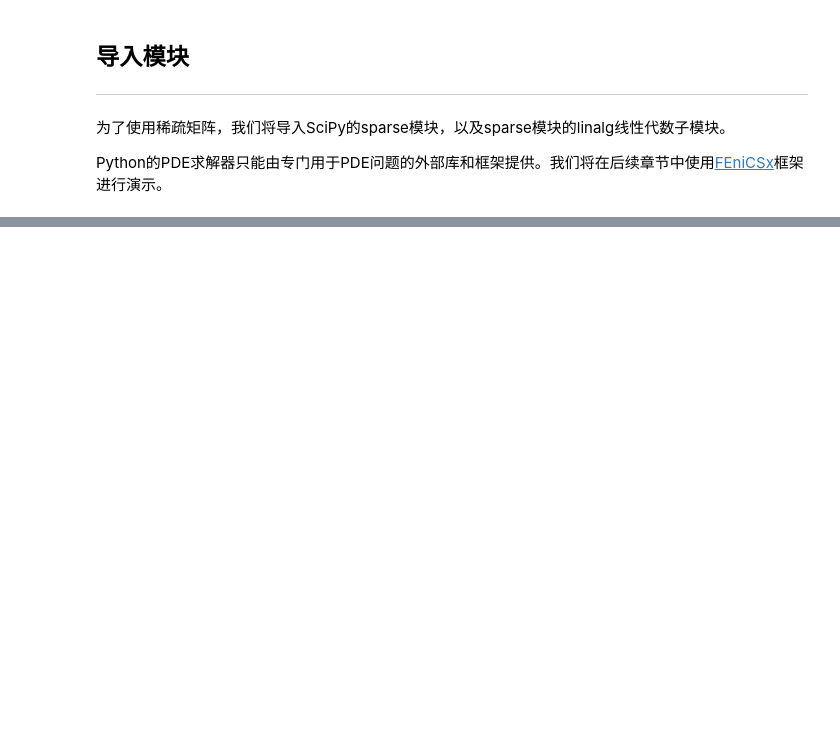
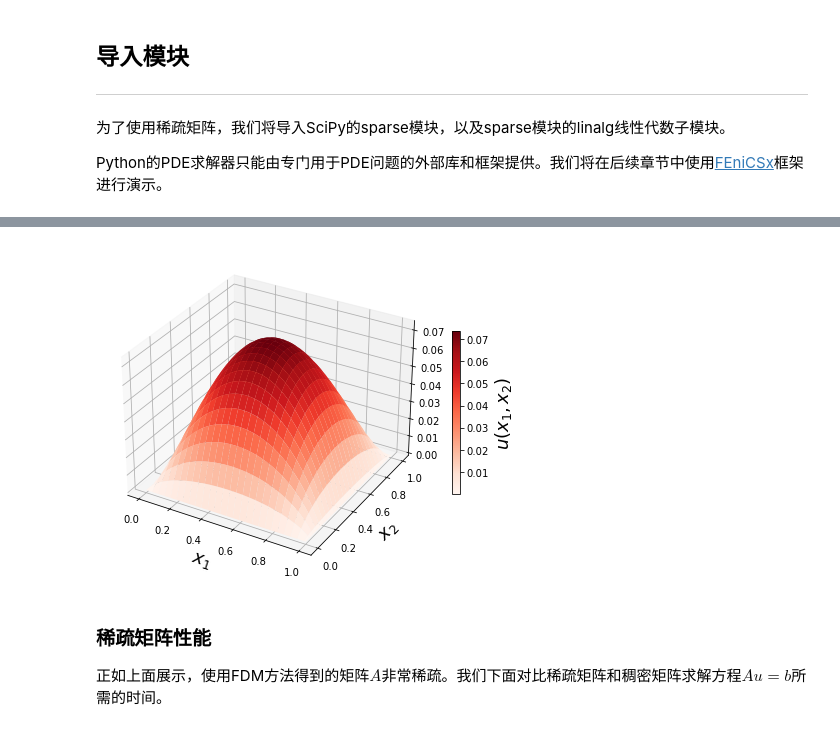
Before and after one commit to sim42/SCML, a Jupyter notebook: Chapter07/3. 偏微分方程.ipynb, the cells around one changed output, grey strips where cells are left out. Cells and saved outputs as stored; diff of their text form; code cells hidden in the pictures; blank space fills up the shorter version.

```diff
--- a/Chapter07/3. 偏微分方程.ipynb
+++ b/Chapter07/3. 偏微分方程.ipynb
@@ -27,0 +211,26 @@ import scipy.linalg as la
+# %%
+d = - np.ones((N, N))
+d = d.reshape(N**2)
+u = sp.linalg.spsolve(A, d).reshape(N, N)
+# %%
+U = np.vstack([np.zeros((1, N+2)),
+               np.hstack([np.zeros((N, 1)), u, np.zeros((N, 1))]),
+               np.zeros((1, N+2))])
+
+x = np.linspace(0, 1, N+2)
+X, Y = np.meshgrid(x, x)
+
+fig, ax = plt.subplots(1, 1, figsize=(8, 6), subplot_kw={'projection': '3d'})
+
+p = ax.plot_surface(X, Y, U, rstride=4, cstride=4, linewidth=0, cmap=mpl.cm.get_cmap("Reds"))
+cb = fig.colorbar(p, shrink=0.5)
+
+ax.set_xlabel(r"$x_1$", fontsize=18)
+ax.set_ylabel(r"$x_2$", fontsize=18)
+cb.set_label(r"$u(x_1, x_2)$", fontsize=18)
+# %% [output]
+[figure, added]
+# %% [markdown]
+### 稀疏矩阵性能
+
+正如上面展示，使用FDM方法得到的矩阵$A$非常稀疏。我们下面对比稀疏矩阵和稠密矩阵求解方程$Au=b$所需的时间。
```
Also changed, not shown: parts of 33 cells of this notebook, 2 other files.
